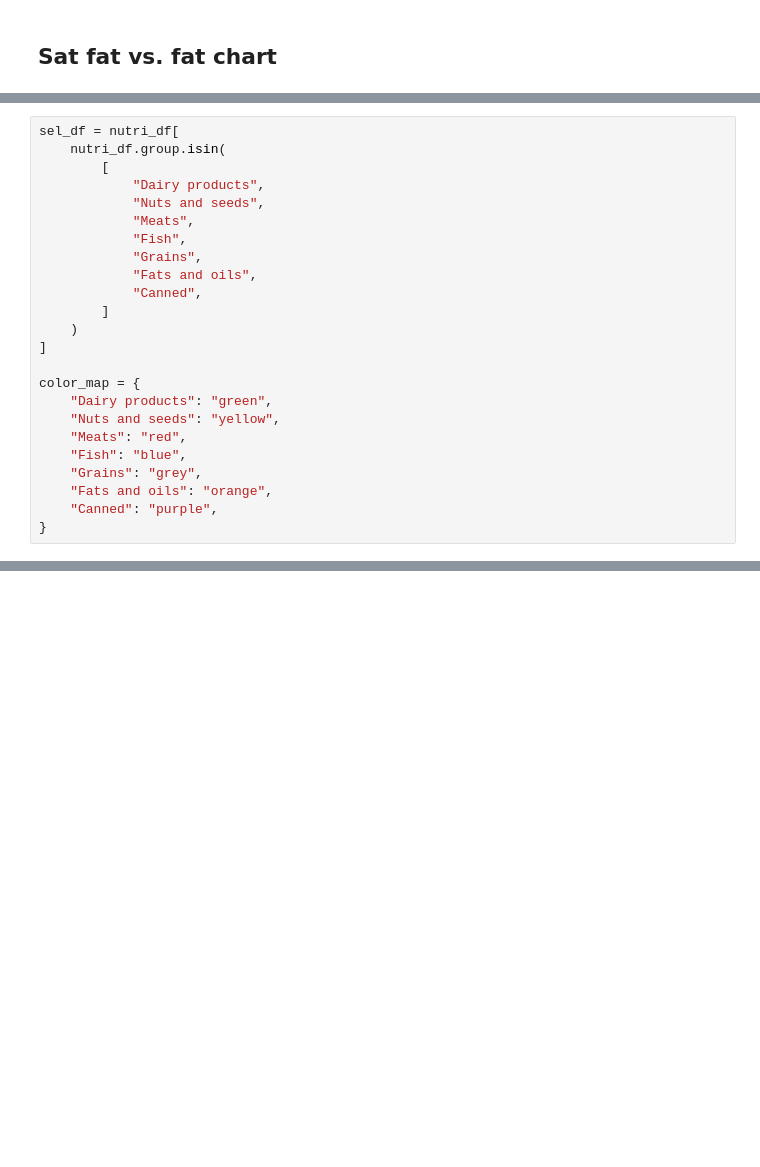
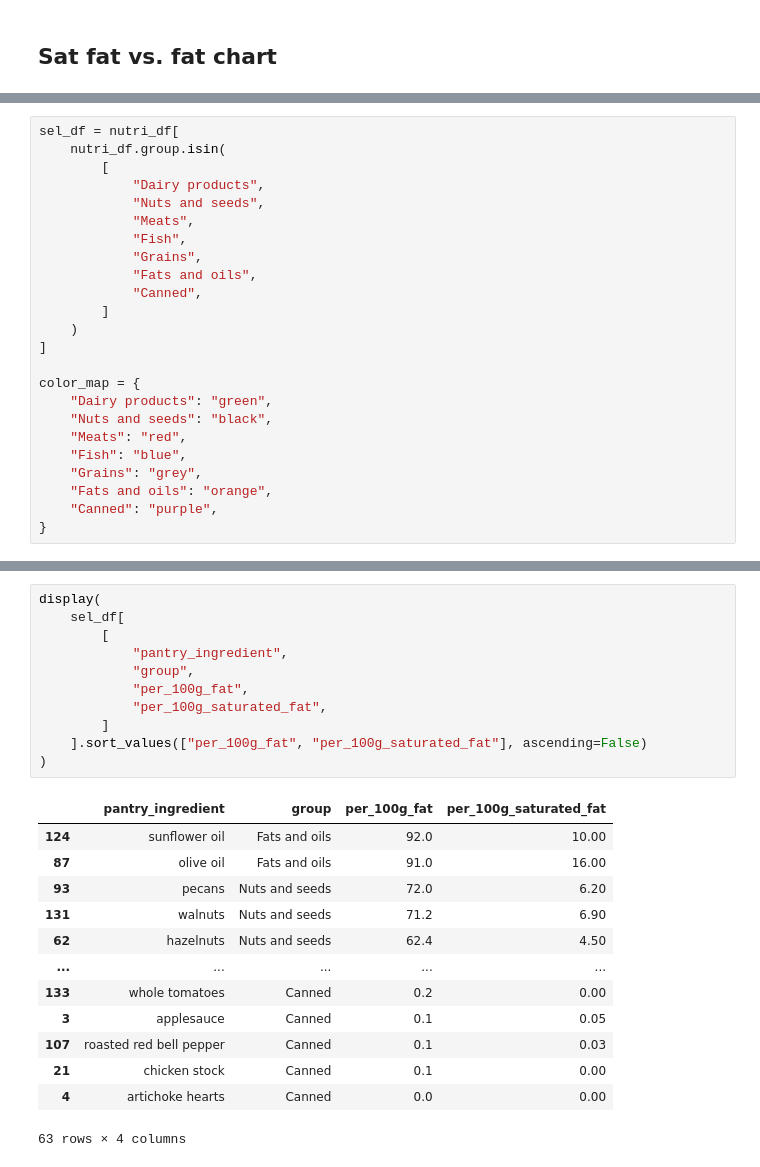
Before and after one commit to ArBridgeman/aurorianclouds, a Jupyter notebook: sous-chef/analysis/nutrition/basic_plots.ipynb, the cells around one changed output, grey strips where cells are left out. Saved outputs shown, nothing was run; the diff lists cells and outputs as text; blank space fills up the shorter version.

```diff
--- a/sous-chef/analysis/nutrition/basic_plots.ipynb
+++ b/sous-chef/analysis/nutrition/basic_plots.ipynb
@@ -223,7 +263,7 @@ sel_df = nutri_df[
 
 color_map = {
     "Dairy products": "green",
-    "Nuts and seeds": "yellow",
+    "Nuts and seeds": "black",
     "Meats": "red",
     "Fish": "blue",
     "Grains": "grey",
@@ -324,0 +383,25 @@ show(p)
+# %%
+display(
+    sel_df[
+        [
+            "pantry_ingredient",
+            "group",
+            "per_100g_fat",
+            "per_100g_saturated_fat",
+        ]
+    ].sort_values(["per_100g_fat", "per_100g_saturated_fat"], ascending=False)
+)
+# %% [output]
+|  | pantry_ingredient | group | per_100g_fat | per_100g_saturated_fat |
+| 124 | sunflower oil | Fats and oils | 92.0 | 10.00 |
+| 87 | olive oil | Fats and oils | 91.0 | 16.00 |
+| 93 | pecans | Nuts and seeds | 72.0 | 6.20 |
+| 131 | walnuts | Nuts and seeds | 71.2 | 6.90 |
+| 62 | hazelnuts | Nuts and seeds | 62.4 | 4.50 |
+| ... | ... | ... | ... | ... |
+| 133 | whole tomatoes | Canned | 0.2 | 0.00 |
+| 3 | applesauce | Canned | 0.1 | 0.05 |
+| 107 | roasted red bell pepper | Canned | 0.1 | 0.03 |
+| 21 | chicken stock | Canned | 0.1 | 0.00 |
+| 4 | artichoke hearts | Canned | 0.0 | 0.00 |
+63 rows × 4 columns
```
Also changed, not shown: parts of 12 cells of this notebook, 3 other files.
